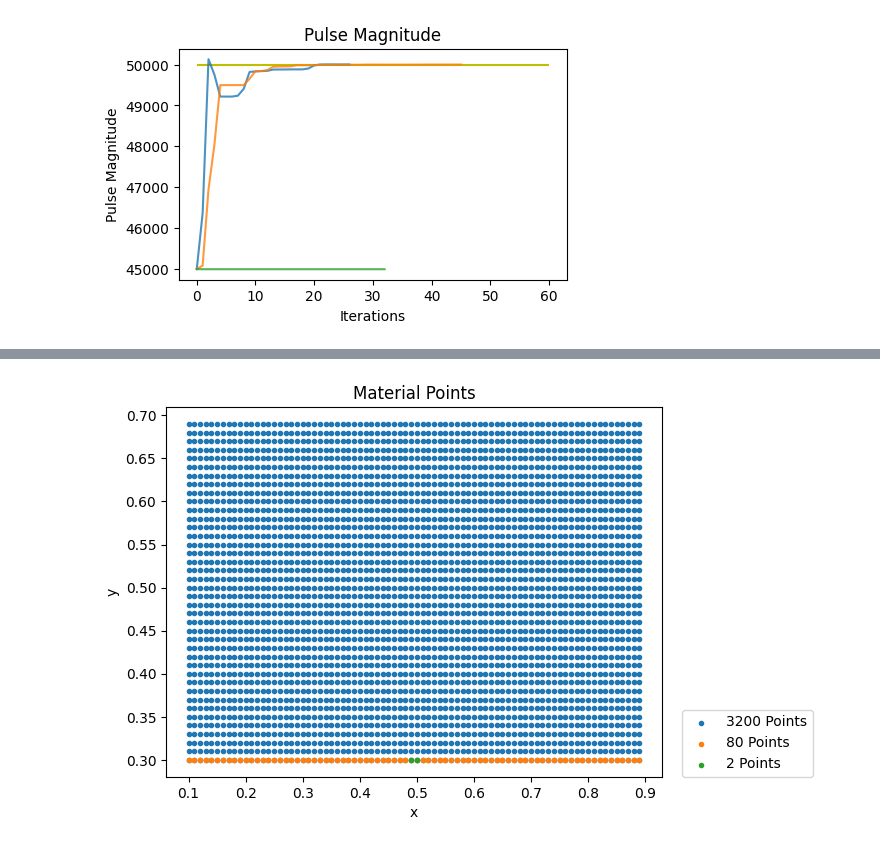
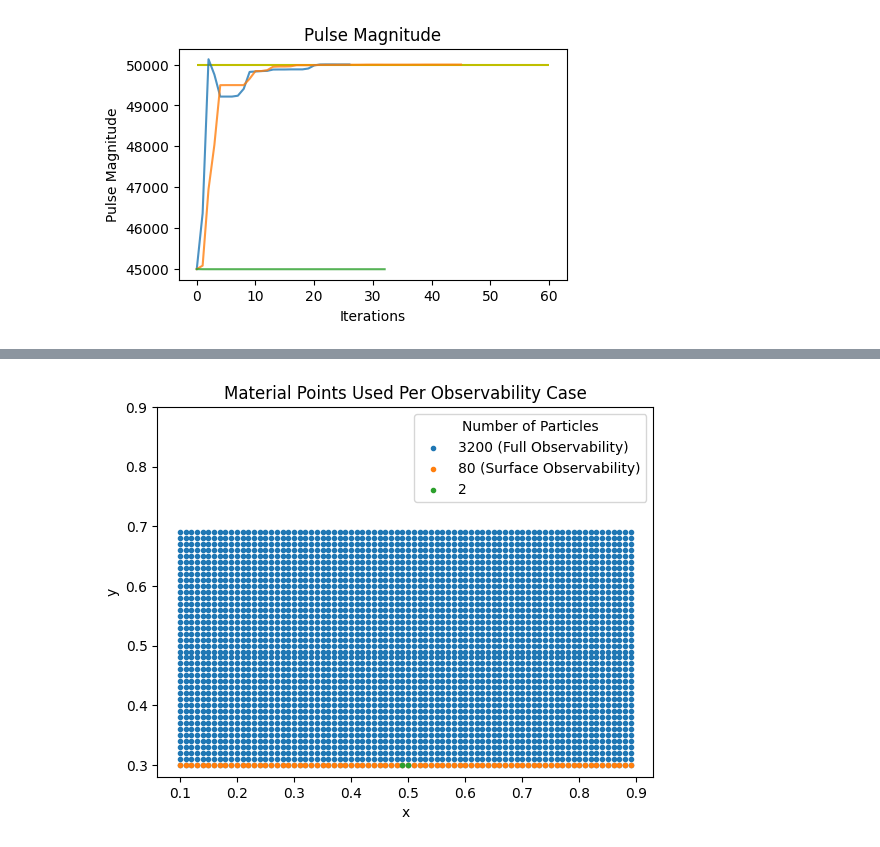
Before and after one commit to geoelements-dev/diffmpm_bridge, a Jupyter notebook: examples/2d_multistiffness_force/results.ipynb, the cells around one changed output, grey strips where cells are left out. Cells and saved outputs as stored; diff of their text form; code cells hidden in the pictures.

```diff
--- a/examples/2d_multistiffness_force/results.ipynb
+++ b/examples/2d_multistiffness_force/results.ipynb
@@ -145,12 +228,13 @@ for i, key in enumerate(keys):
 # %%
 x = np.load('x_f.npy')[0]
-plt.scatter(x[:,0], x[:,1], marker='.', label='3200 Points')
-plt.scatter(x[:80,0], x[:80,1], marker='.', label='80 Points')
-plt.scatter(x[39:41,0], x[39:41,1], marker='.', label='2 Points')
-plt.legend(loc=(1.04,0))
-plt.title('Material Points')
+plt.scatter(x[:,0], x[:,1], marker='.', label='3200 (Full Observability)')
+plt.scatter(x[:80,0], x[:80,1], marker='.', label='80 (Surface Observability)')
+plt.scatter(x[39:41,0], x[39:41,1], marker='.', label='2')
+plt.legend(title='Number of Particles')
+plt.title('Material Points Used Per Observability Case')
 plt.xlabel('x')
 plt.ylabel('y')
+plt.ylim((0.28,0.9))
 plt.show()
 # %% [output]
-[figure, old version]
+[figure, new version]
```
Also changed, not shown: parts of 1 cell of this notebook, 10 other files.
